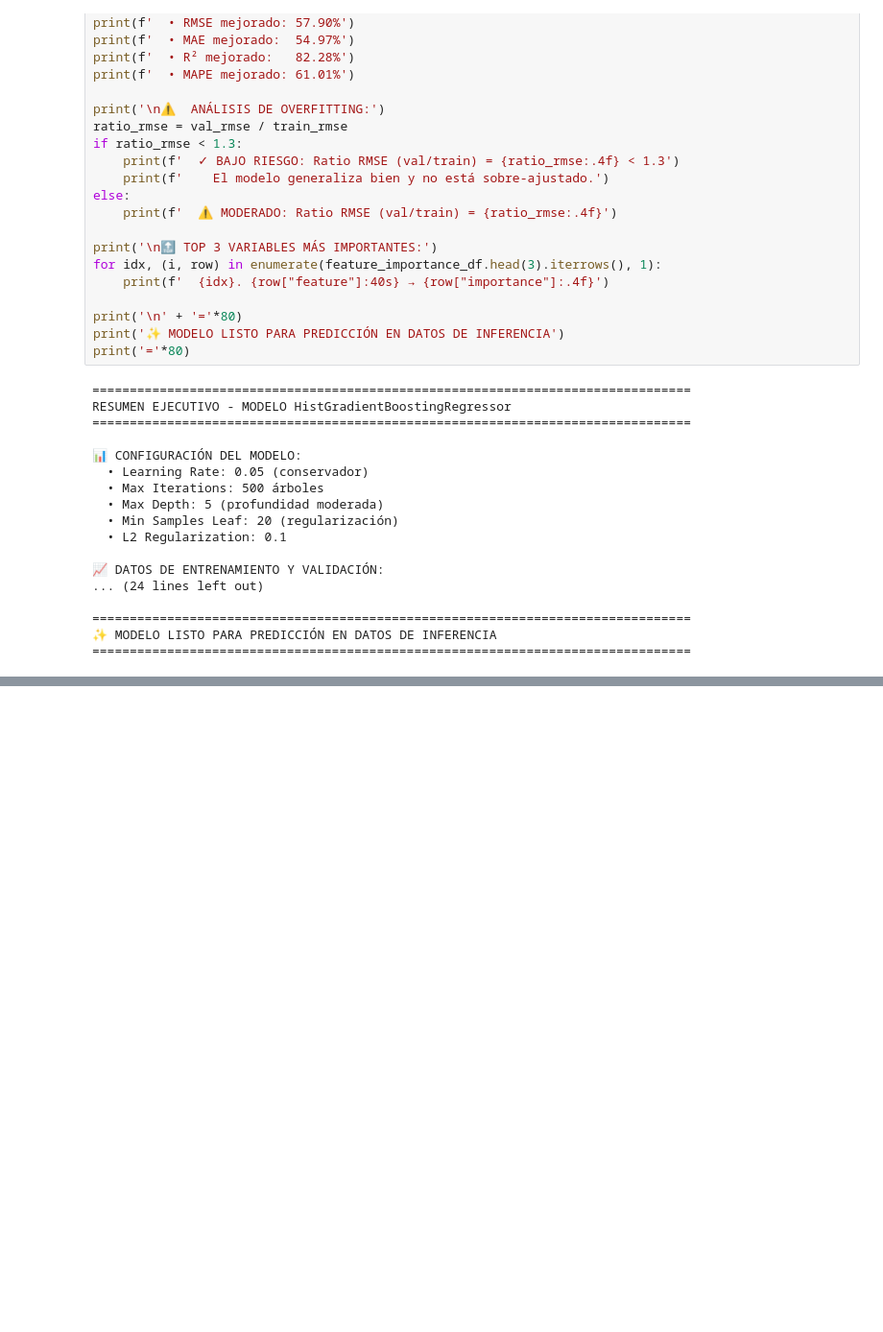
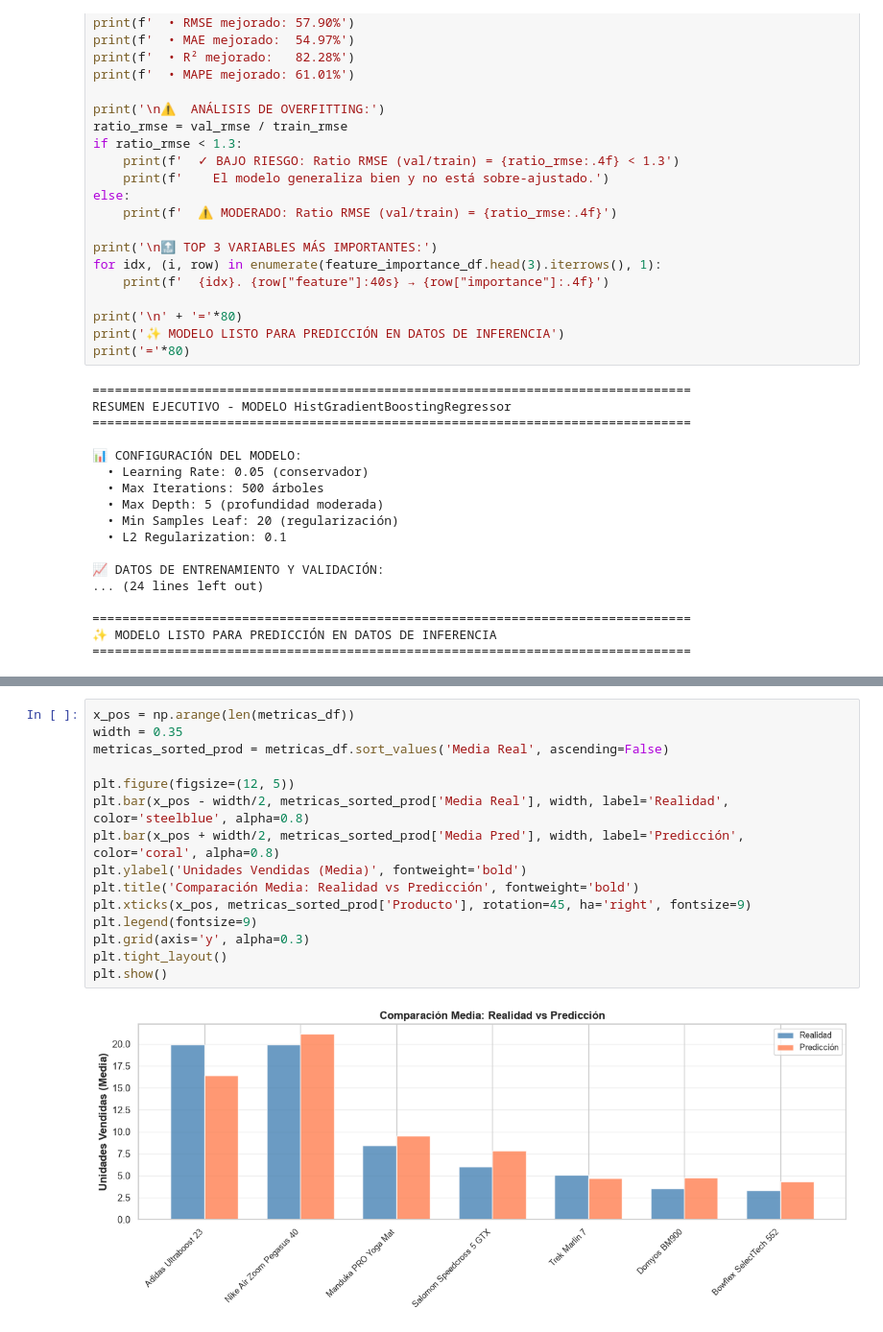
Before and after one commit to giralrez/Proyecto-Forecasting-retail-DS, a Jupyter notebook: notebooks/entrenamiento.ipynb, the cells around one changed output, grey strips where cells are left out. Shown at 96% size. Drawn from its saved outputs; the diff is of its cells as text; blank space fills up the shorter version.

```diff
--- a/notebooks/entrenamiento.ipynb
+++ b/notebooks/entrenamiento.ipynb
@@ -1091,0 +1336,17 @@ RESUMEN EJECUTIVO - MODELO HistGradientBoostingRegressor
+# %%
+x_pos = np.arange(len(metricas_df))
+width = 0.35
+metricas_sorted_prod = metricas_df.sort_values('Media Real', ascending=False)
+
+plt.figure(figsize=(12, 5))
+plt.bar(x_pos - width/2, metricas_sorted_prod['Media Real'], width, label='Realidad', color='steelblue', alpha=0.8)
+plt.bar(x_pos + width/2, metricas_sorted_prod['Media Pred'], width, label='Predicción', color='coral', alpha=0.8)
+plt.ylabel('Unidades Vendidas (Media)', fontweight='bold')
+plt.title('Comparación Media: Realidad vs Predicción', fontweight='bold')
+plt.xticks(x_pos, metricas_sorted_prod['Producto'], rotation=45, ha='right', fontsize=9)
+plt.legend(fontsize=9)
+plt.grid(axis='y', alpha=0.3)
+plt.tight_layout()
+plt.show()
+# %% [output]
+[figure, added]
```
Also changed, not shown: parts of 7 cells of this notebook.
